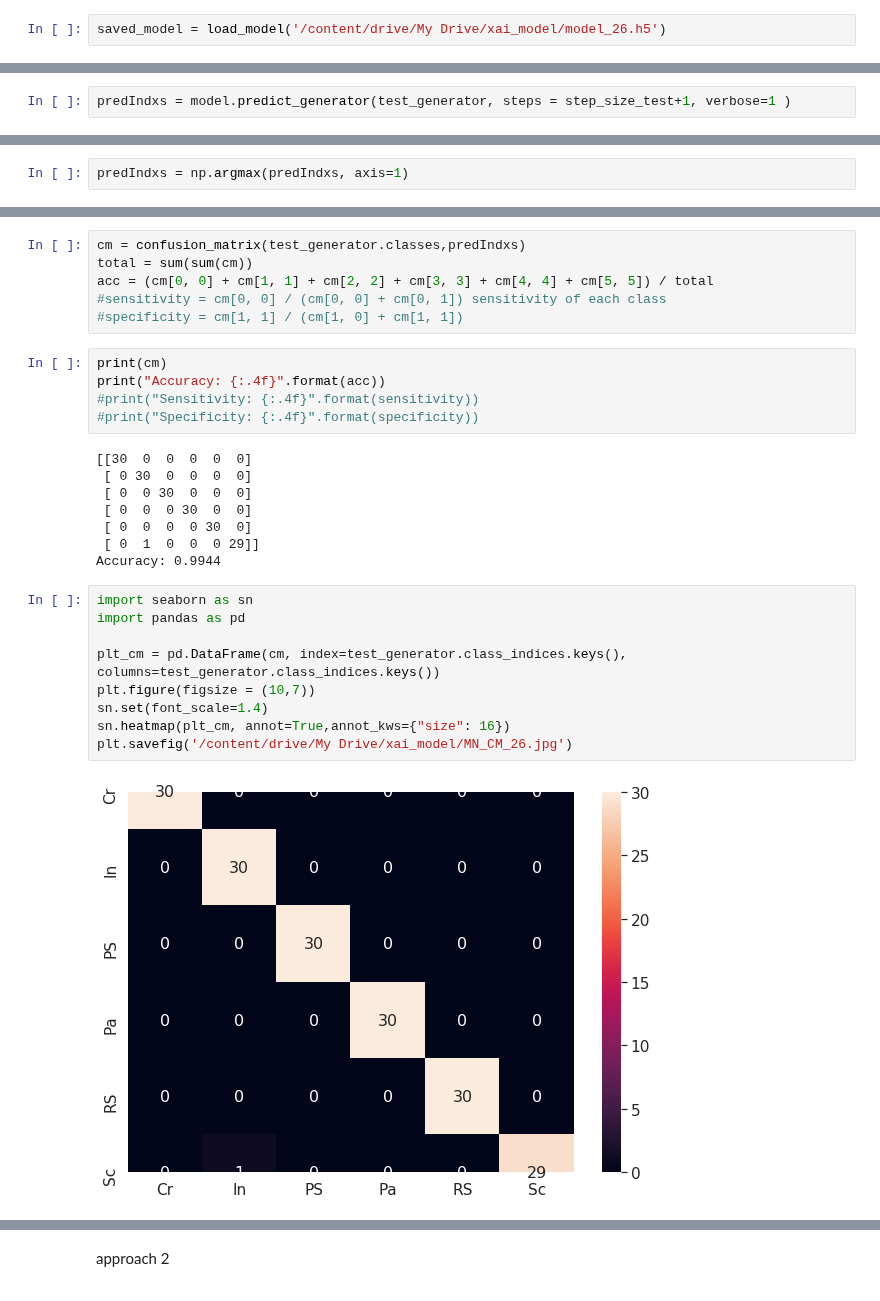
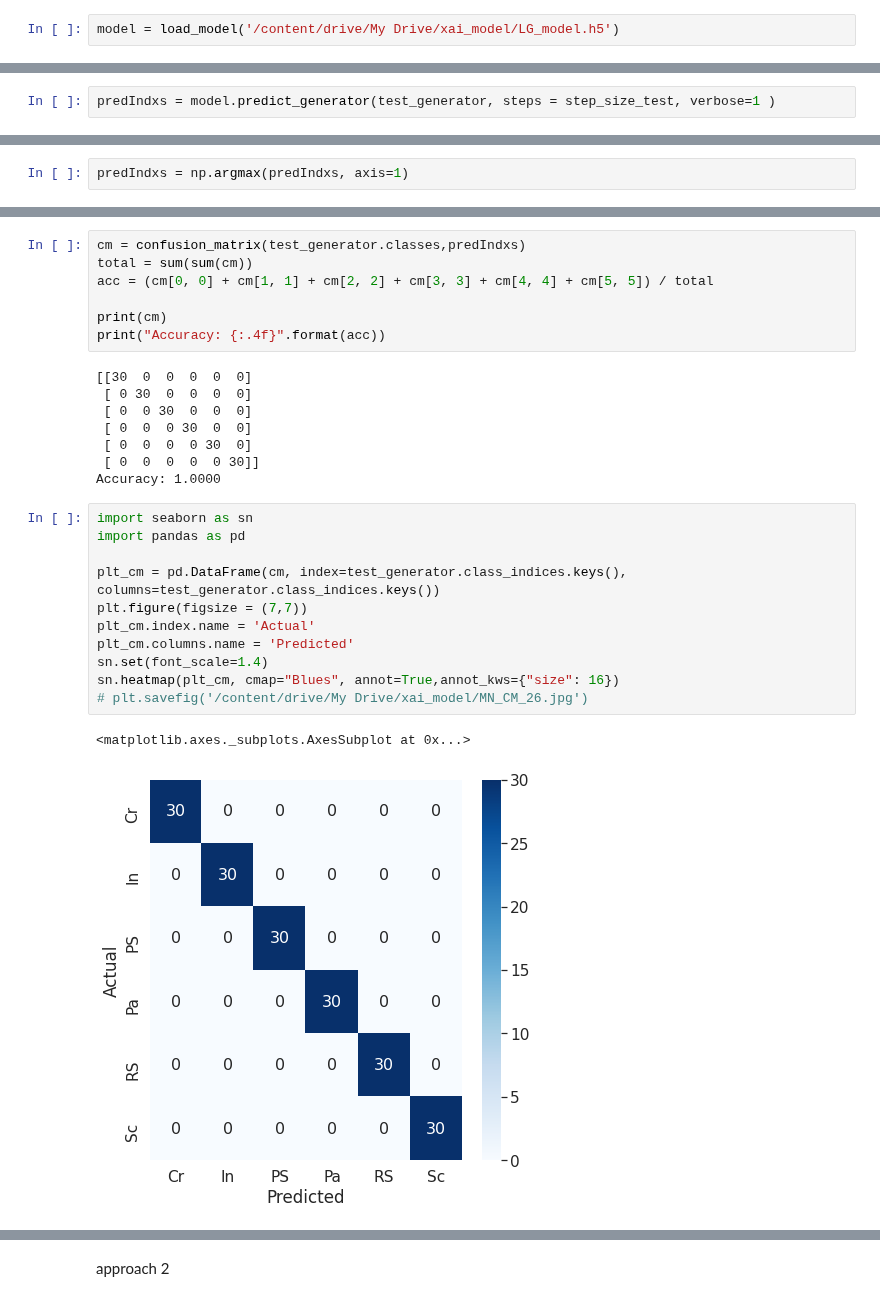
Before and after one commit to mahesh-sudhakar/NEU_XAI, a Jupyter notebook: xai_tl.ipynb, the cells around one changed output, grey strips where cells are left out. Cells and saved outputs as stored; diff of their text form.

```diff
--- a/xai_tl.ipynb
+++ b/xai_tl.ipynb
@@ -243,7 +248,7 @@ model.save('/content/drive/My Drive/xai_model/model_26.h5')
 # %% [markdown]
 Prediction on model 23
 # %%
-saved_model = load_model('/content/drive/My Drive/xai_model/model_26.h5')
+model = load_model('/content/drive/My Drive/xai_model/LG_model.h5')
 # %%
 test_datagen = ImageDataGenerator(rescale=1./255,
                                  shear_range=0.2,
@@ -264,4 +269,4 @@ test_generator.reset()
 # %% [output]
 180
 # %%
-predIndxs = model.predict_generator(test_generator, steps = step_size_test+1, verbose=1 )
+predIndxs = model.predict_generator(test_generator, steps = step_size_test, verbose=1 )
@@ -286,29 +293,28 @@ weighted avg       0.99      0.99      0.99       180
 cm = confusion_matrix(test_generator.classes,predIndxs)
 total = sum(sum(cm))
 acc = (cm[0, 0] + cm[1, 1] + cm[2, 2] + cm[3, 3] + cm[4, 4] + cm[5, 5]) / total
-#sensitivity = cm[0, 0] / (cm[0, 0] + cm[0, 1]) sensitivity of each class
-#specificity = cm[1, 1] / (cm[1, 0] + cm[1, 1])
+
+print(cm)
+print("Accuracy: {:.4f}".format(acc))
+# %% [output]
+[[30  0  0  0  0  0]
+ [ 0 30  0  0  0  0]
+ [ 0  0 30  0  0  0]
+ [ 0  0  0 30  0  0]
+ [ 0  0  0  0 30  0]
+ [ 0  0  0  0  0 30]]
+Accuracy: 1.0000
-# %%
-print(cm)
-print("Accuracy: {:.4f}".format(acc))
-#print("Sensitivity: {:.4f}".format(sensitivity))
-#print("Specificity: {:.4f}".format(specificity))
-# %% [output]
-[[30  0  0  0  0  0]
- [ 0 30  0  0  0  0]
- [ 0  0 30  0  0  0]
- [ 0  0  0 30  0  0]
- [ 0  0  0  0 30  0]
- [ 0  1  0  0  0 29]]
-Accuracy: 0.9944
 # %%
 import seaborn as sn
 import pandas as pd
 
 plt_cm = pd.DataFrame(cm, index=test_generator.class_indices.keys(), columns=test_generator.class_indices.keys())
-plt.figure(figsize = (10,7))
+plt.figure(figsize = (7,7))
+plt_cm.index.name = 'Actual'
+plt_cm.columns.name = 'Predicted'
 sn.set(font_scale=1.4)
-sn.heatmap(plt_cm, annot=True,annot_kws={"size": 16})
-plt.savefig('/content/drive/My Drive/xai_model/MN_CM_26.jpg')
+sn.heatmap(plt_cm, cmap="Blues", annot=True,annot_kws={"size": 16})
+# plt.savefig('/content/drive/My Drive/xai_model/MN_CM_26.jpg')
 # %% [output]
+<matplotlib.axes._subplots.AxesSubplot at 0x...>
-[figure, old version]
+[figure, new version]
```
Also changed, not shown: parts of 11 cells of this notebook.
